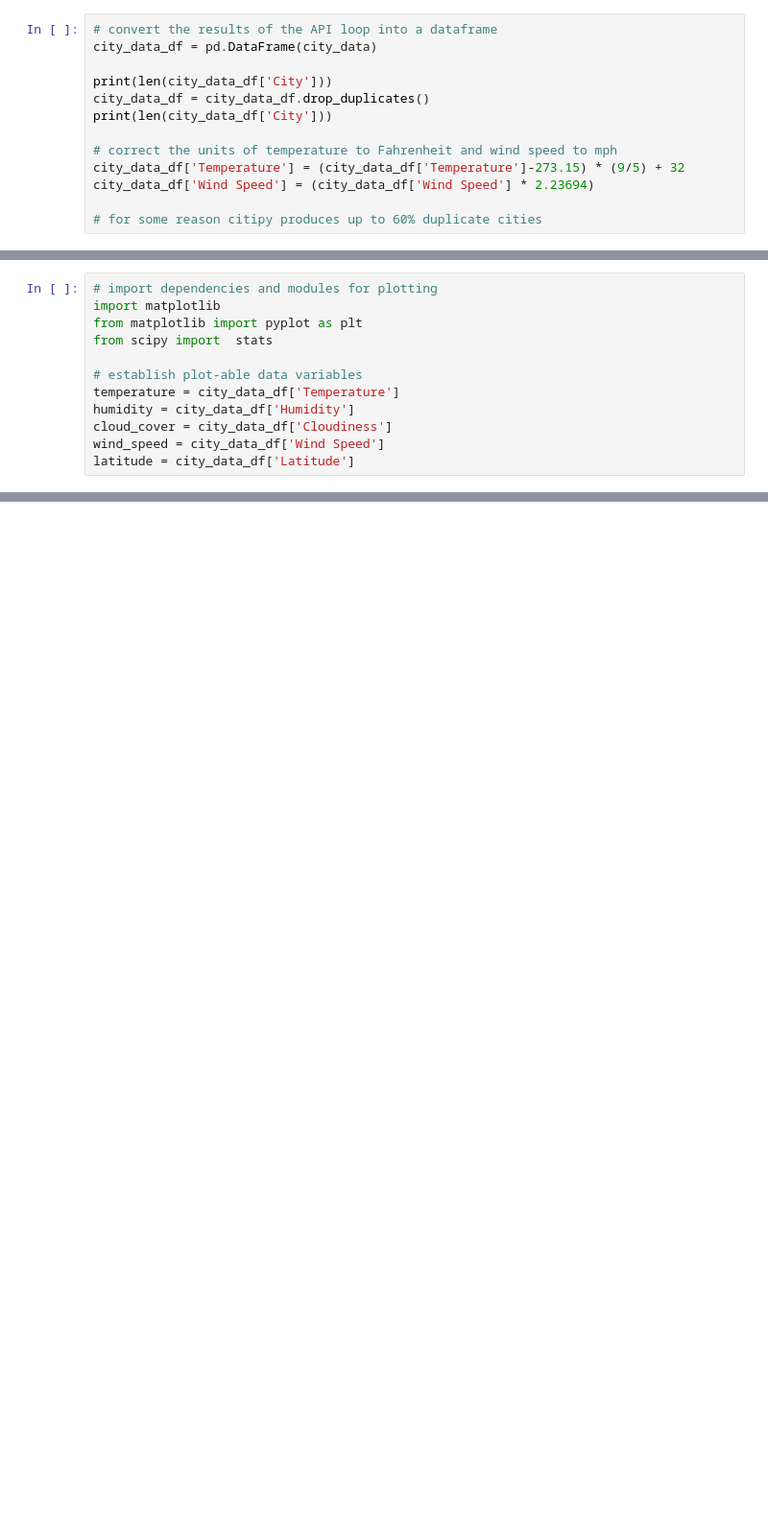
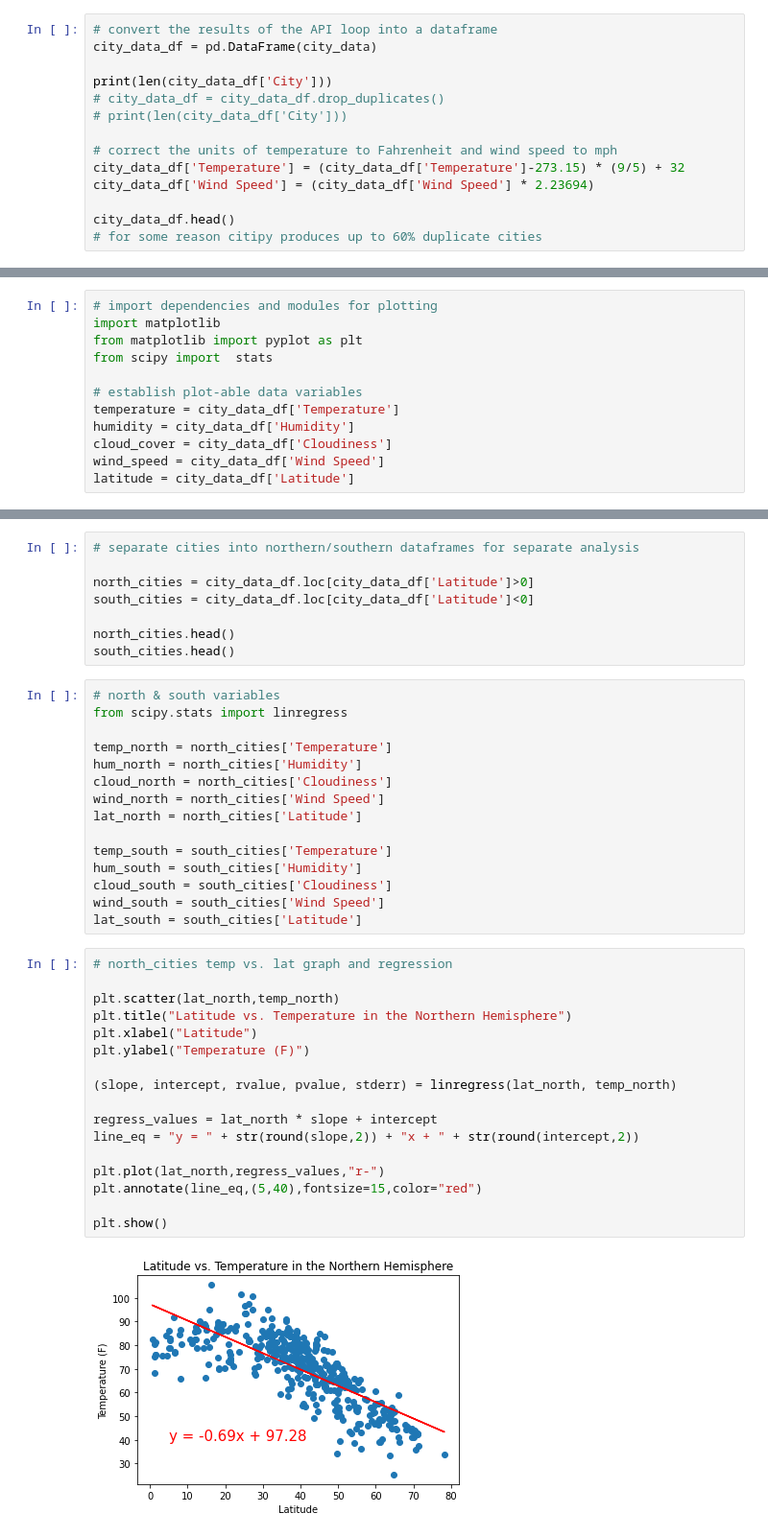
Before and after one commit to hmcwhit96/Python-API-challenge, a Jupyter notebook: WeatherPy/WeatherPy.ipynb, the cells around one changed output, grey strips where cells are left out. Shown at 96% size. Cells and saved outputs as stored; diff of their text form; blank space fills up the shorter version.

Commit message:
WeatherPy plots, larger set of random coordinates

```diff
--- a/WeatherPy/WeatherPy.ipynb
+++ b/WeatherPy/WeatherPy.ipynb
@@ -124,11 +95,12 @@ illoqqortoormiut not found.
 city_data_df = pd.DataFrame(city_data)
 
 print(len(city_data_df['City']))
-city_data_df = city_data_df.drop_duplicates()
-print(len(city_data_df['City']))
+# city_data_df = city_data_df.drop_duplicates()
+# print(len(city_data_df['City']))
 
 # correct the units of temperature to Fahrenheit and wind speed to mph
 city_data_df['Temperature'] = (city_data_df['Temperature']-273.15) * (9/5) + 32
 city_data_df['Wind Speed'] = (city_data_df['Wind Speed'] * 2.23694)
 
+city_data_df.head()
 # for some reason citipy produces up to 60% duplicate cities
@@ -189,0 +147,42 @@ Text(0.5, 1.0, 'Wind Speed(mph) vs. Latitude')
+# %%
+# separate cities into northern/southern dataframes for separate analysis
+
+north_cities = city_data_df.loc[city_data_df['Latitude']>0]
+south_cities = city_data_df.loc[city_data_df['Latitude']<0]
+
+north_cities.head()
+south_cities.head()
+# %%
+# north & south variables
+from scipy.stats import linregress
+
+temp_north = north_cities['Temperature']
+hum_north = north_cities['Humidity']
+cloud_north = north_cities['Cloudiness']
+wind_north = north_cities['Wind Speed']
+lat_north = north_cities['Latitude']
+
+temp_south = south_cities['Temperature']
+hum_south = south_cities['Humidity']
+cloud_south = south_cities['Cloudiness']
+wind_south = south_cities['Wind Speed']
+lat_south = south_cities['Latitude']
+# %%
+# north_cities temp vs. lat graph and regression
+
+plt.scatter(lat_north,temp_north)
+plt.title("Latitude vs. Temperature in the Northern Hemisphere")
+plt.xlabel("Latitude")
+plt.ylabel("Temperature (F)")
+
+(slope, intercept, rvalue, pvalue, stderr) = linregress(lat_north, temp_north)
+
+regress_values = lat_north * slope + intercept
+line_eq = "y = " + str(round(slope,2)) + "x + " + str(round(intercept,2))
+
+plt.plot(lat_north,regress_values,"r-")
+plt.annotate(line_eq,(5,40),fontsize=15,color="red")
+
+plt.show()
+# %% [output]
+[figure, added]
```
Also changed, not shown: parts of 20 cells of this notebook, 1 other file.
